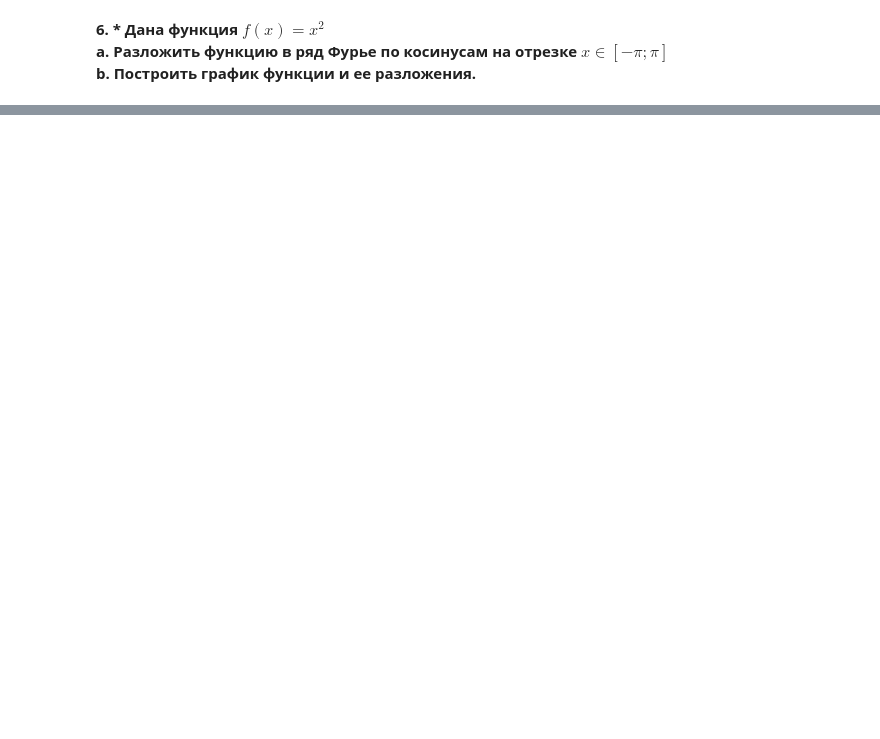
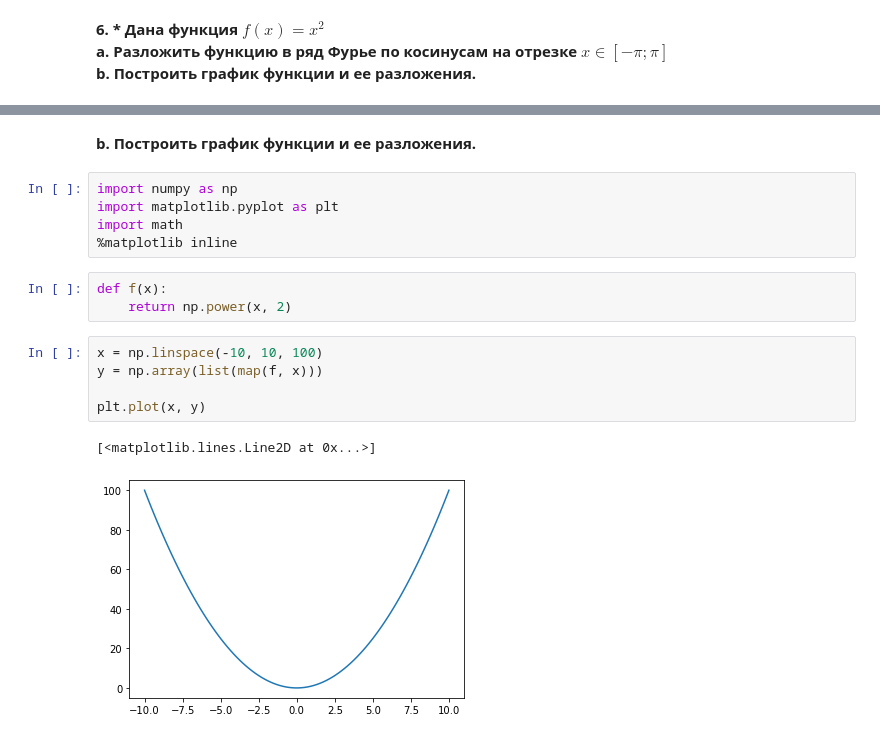
Before and after one commit to alvlagus/Mathematical_analysis, a Jupyter notebook: Hw_11.ipynb, the cells around one changed output, grey strips where cells are left out. Drawn from its saved outputs; the diff is of its cells as text; blank space fills up the shorter version.

```diff
--- a/Hw_11.ipynb
+++ b/Hw_11.ipynb
@@ -75,0 +105,18 @@ $\ln(16x^2)''' = \frac{4}{x^3} = 4$
+# %% [markdown]
+**b. Построить график функции и ее разложения.**
+# %%
+import numpy as np
+import matplotlib.pyplot as plt
+import math
+%matplotlib inline
+# %%
+def f(x):
+    return np.power(x, 2)
+# %%
+x = np.linspace(-10, 10, 100)
+y = np.array(list(map(f, x)))
+
+plt.plot(x, y)
+# %% [output]
+[<matplotlib.lines.Line2D at 0x...>]
+[figure, added]
```
Also changed, not shown: parts of 2 cells of this notebook.
